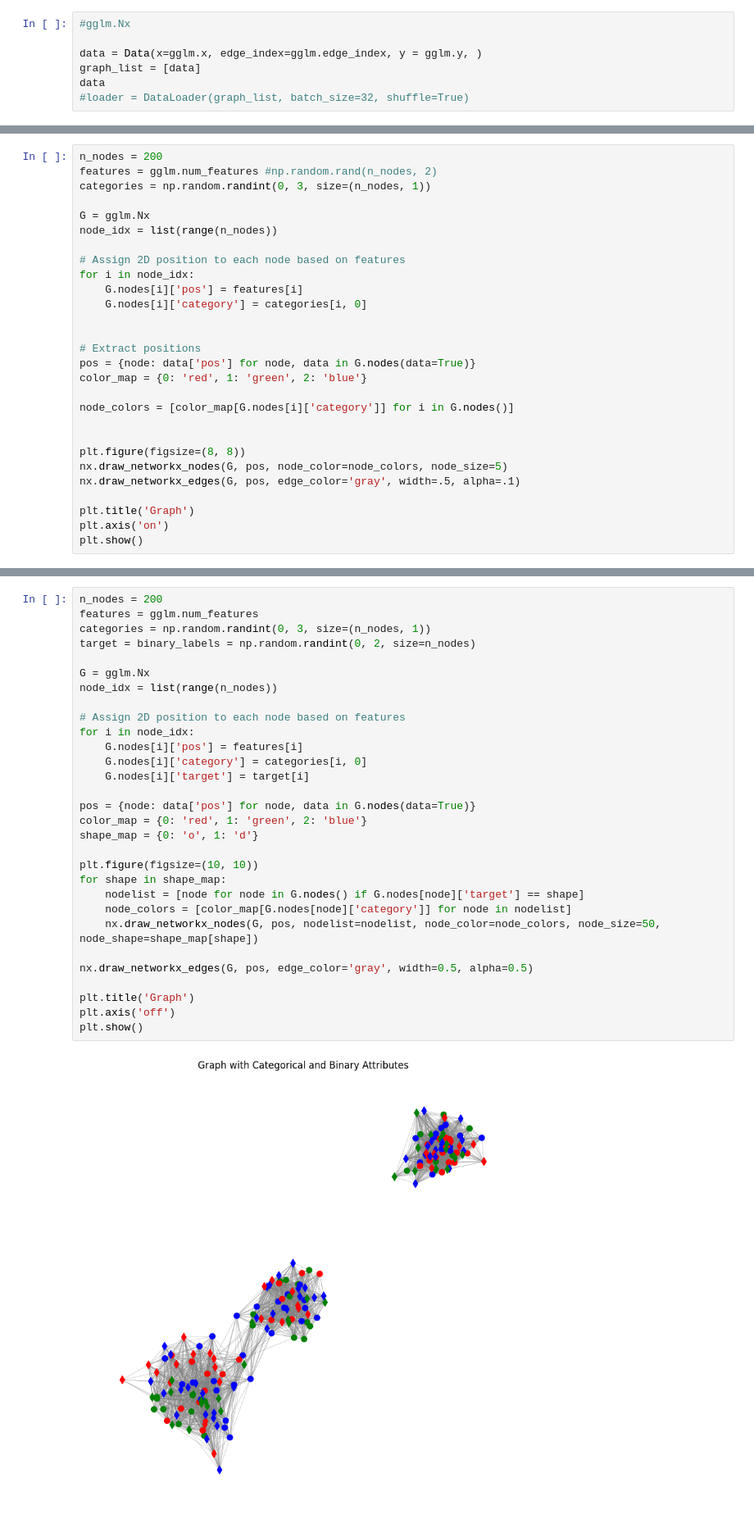
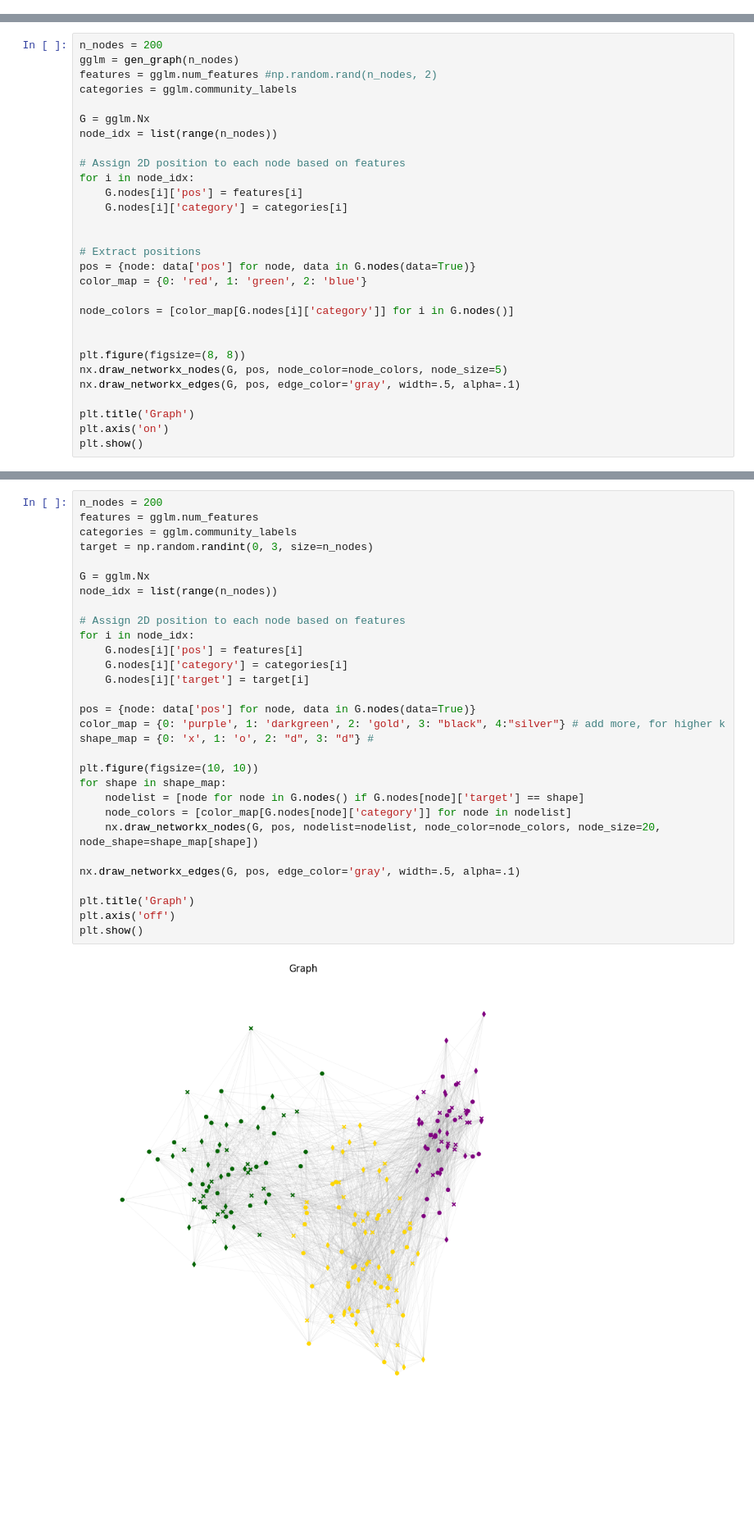
Before and after one commit to FisnikZogaj/MA, a Jupyter notebook: ClassConstructorGLM.ipynb, the cells around one changed output, grey strips where cells are left out. Shown: that part at 82% size. Saved outputs shown, nothing was run; the diff lists cells and outputs as text; blank space fills up the shorter version.

```diff
--- a/ClassConstructorGLM.ipynb
+++ b/ClassConstructorGLM.ipynb
@@ -233,7 +296,0 @@ gglm.sample_train_edge_labels()
-# %%
-#gglm.Nx
-
-data = Data(x=gglm.x, edge_index=gglm.edge_index, y = gglm.y, )
-graph_list = [data]
-data
-#loader = DataLoader(graph_list, batch_size=32, shuffle=True)
@@ -242,7 +473,8 @@ Data(x=[200, 2], edge_index=[2, 4185], y=[200], hund=0)
 # %%
 n_nodes = 200
+gglm = gen_graph(n_nodes)
 features = gglm.num_features #np.random.rand(n_nodes, 2)
-categories = np.random.randint(0, 3, size=(n_nodes, 1))
+categories = gglm.community_labels
 
 G = gglm.Nx
 node_idx = list(range(n_nodes))
@@ -250,7 +482,7 @@ node_idx = list(range(n_nodes))
 # Assign 2D position to each node based on features
 for i in node_idx:
     G.nodes[i]['pos'] = features[i]
-    G.nodes[i]['category'] = categories[i, 0]
+    G.nodes[i]['category'] = categories[i]
 
 
 # Extract positions
@@ -272,32 +504,32 @@ plt.show()
 # %%
 n_nodes = 200
 features = gglm.num_features
-categories = np.random.randint(0, 3, size=(n_nodes, 1))
-target = binary_labels = np.random.randint(0, 2, size=n_nodes)
+categories = gglm.community_labels
+target = np.random.randint(0, 3, size=n_nodes)
 
 G = gglm.Nx
 node_idx = list(range(n_nodes))
 
 # Assign 2D position to each node based on features
 for i in node_idx:
     G.nodes[i]['pos'] = features[i]
-    G.nodes[i]['category'] = categories[i, 0]
+    G.nodes[i]['category'] = categories[i]
     G.nodes[i]['target'] = target[i]
 
 pos = {node: data['pos'] for node, data in G.nodes(data=True)}
-color_map = {0: 'red', 1: 'green', 2: 'blue'}
-shape_map = {0: 'o', 1: 'd'}
+color_map = {0: 'purple', 1: 'darkgreen', 2: 'gold', 3: "black", 4:"silver"} # add more, for higher k
+shape_map = {0: 'x', 1: 'o', 2: "d", 3: "d"} #
 
 plt.figure(figsize=(10, 10))
 for shape in shape_map:
     nodelist = [node for node in G.nodes() if G.nodes[node]['target'] == shape]
     node_colors = [color_map[G.nodes[node]['category']] for node in nodelist]
-    nx.draw_networkx_nodes(G, pos, nodelist=nodelist, node_color=node_colors, node_size=50, node_shape=shape_map[shape])
+    nx.draw_networkx_nodes(G, pos, nodelist=nodelist, node_color=node_colors, node_size=20, node_shape=shape_map[shape])
 
-nx.draw_networkx_edges(G, pos, edge_color='gray', width=0.5, alpha=0.5)
+nx.draw_networkx_edges(G, pos, edge_color='gray', width=.5, alpha=.1)
 
 plt.title('Graph')
 plt.axis('off')
 plt.show()
 # %% [output]
-[figure, old version]
+[figure, new version]
```
Also changed, not shown: parts of 11 cells of this notebook.
